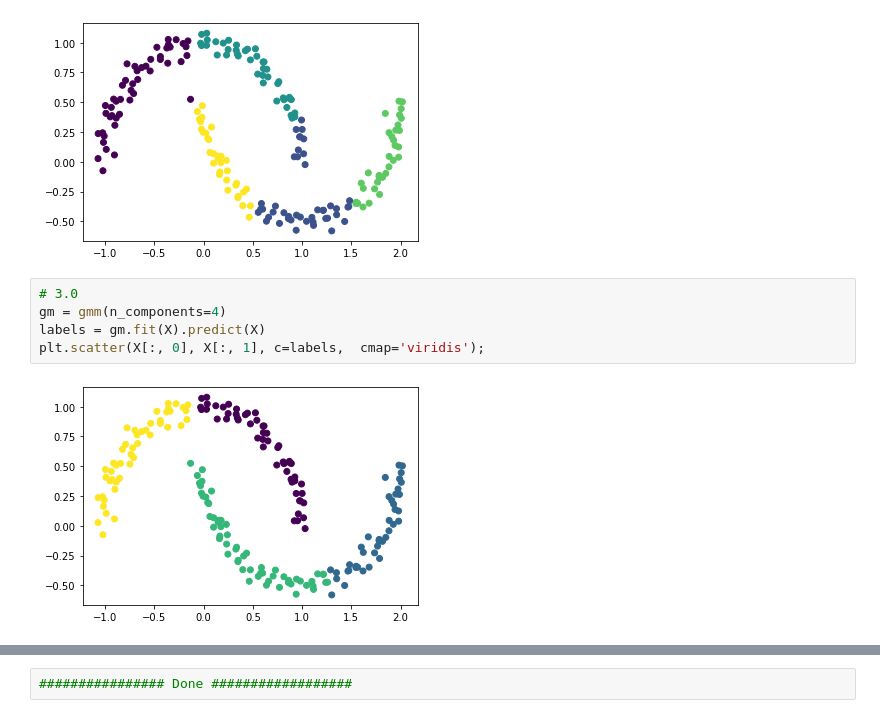
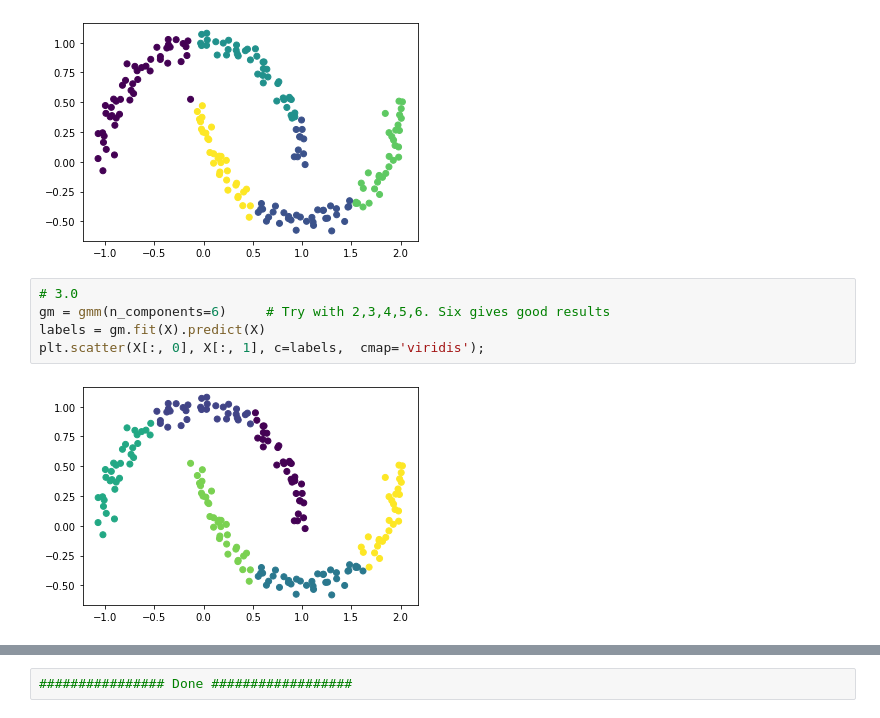
Before and after one commit to harnalashok/Clustering, a Jupyter notebook: gmm_very_simple.ipynb, the cells around one changed output, grey strips where cells are left out. Saved outputs shown, nothing was run; the diff lists cells and outputs as text.

```diff
--- a/gmm_very_simple.ipynb
+++ b/gmm_very_simple.ipynb
@@ -31,8 +31,8 @@ plt.scatter(X[:, 0], X[:, 1], c=labels,  cmap='viridis');
 [figure]
 # %%
 # 3.0
-gm = gmm(n_components=4)
+gm = gmm(n_components=6)     # Try with 2,3,4,5,6. Six gives good results
 labels = gm.fit(X).predict(X)
 plt.scatter(X[:, 0], X[:, 1], c=labels,  cmap='viridis');
 # %% [output]
-[figure, old version]
+[figure, new version]
```
Also changed, not shown: parts of 3 cells of this notebook.
